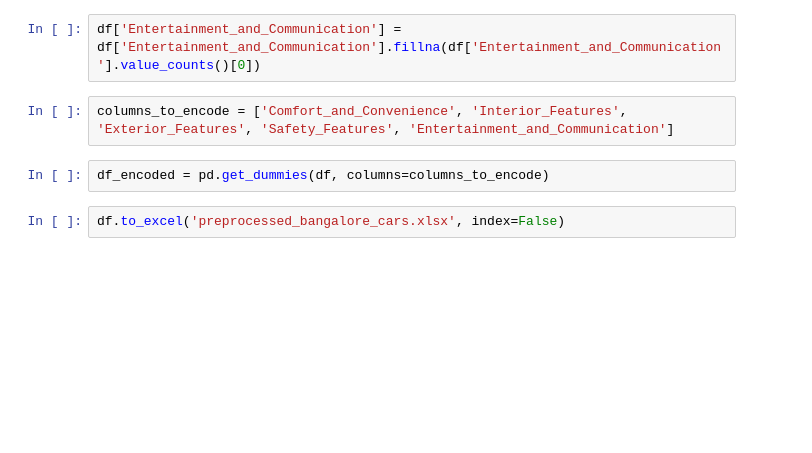
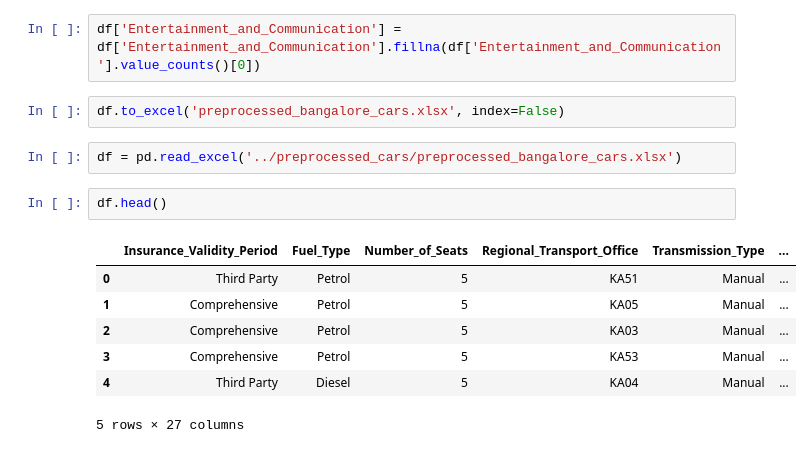
Before and after one commit to Nagasuruthi-R/car_dheko_machine_learning, a Jupyter notebook: project/Preprocessing_datas.ipynb, the cells around one changed output. Drawn from its saved outputs; the diff is of its cells as text; blank space fills up the shorter version.

```diff
--- a/project/Preprocessing_datas.ipynb
+++ b/project/Preprocessing_datas.ipynb
@@ -730,9 +728,17 @@ Entertainment_and_Communication
 Name: count, Length: 162, dtype: int64
 # %%
 df['Entertainment_and_Communication'] = df['Entertainment_and_Communication'].fillna(df['Entertainment_and_Communication'].value_counts()[0])
-# %%
-columns_to_encode = ['Comfort_and_Convenience', 'Interior_Features', 'Exterior_Features', 'Safety_Features', 'Entertainment_and_Communication']
-# %%
-df_encoded = pd.get_dummies(df, columns=columns_to_encode)
 # %%
 df.to_excel('preprocessed_bangalore_cars.xlsx', index=False)
+# %%
+df = pd.read_excel('../preprocessed_cars/preprocessed_bangalore_cars.xlsx')
+# %%
+df.head()
+# %% [output]
+|  | Insurance_Validity_Period | Fuel_Type | Number_of_Seats | Regional_Transport_Office | Transmission_Type | ... |
+| 0 | Third Party | Petrol | 5 | KA51 | Manual | ... |
+| 1 | Comprehensive | Petrol | 5 | KA05 | Manual | ... |
+| 2 | Comprehensive | Petrol | 5 | KA03 | Manual | ... |
+| 3 | Comprehensive | Petrol | 5 | KA53 | Manual | ... |
+| 4 | Third Party | Diesel | 5 | KA04 | Manual | ... |
+5 rows × 27 columns
```
Also changed, not shown: parts of 9 cells of this notebook, 18 other files.
